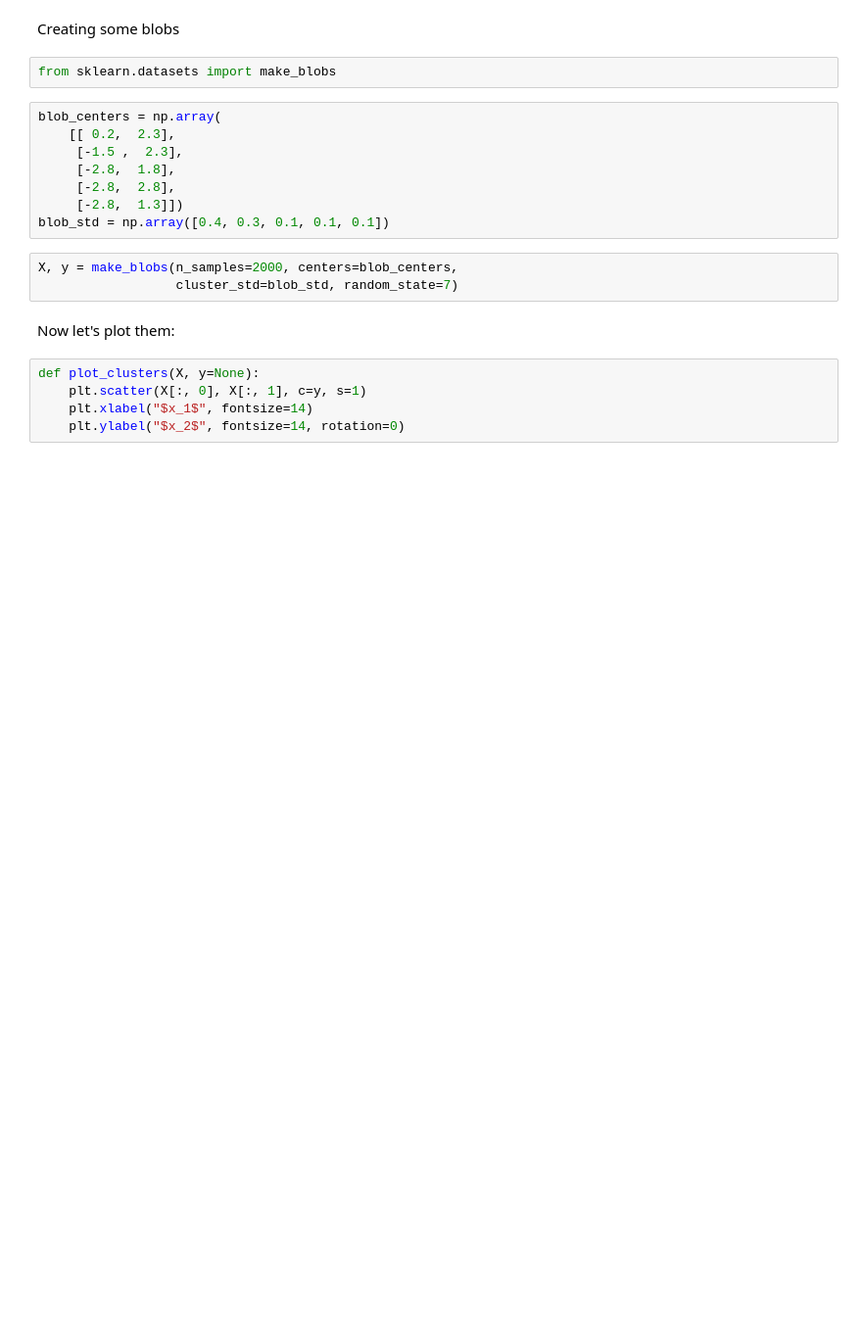
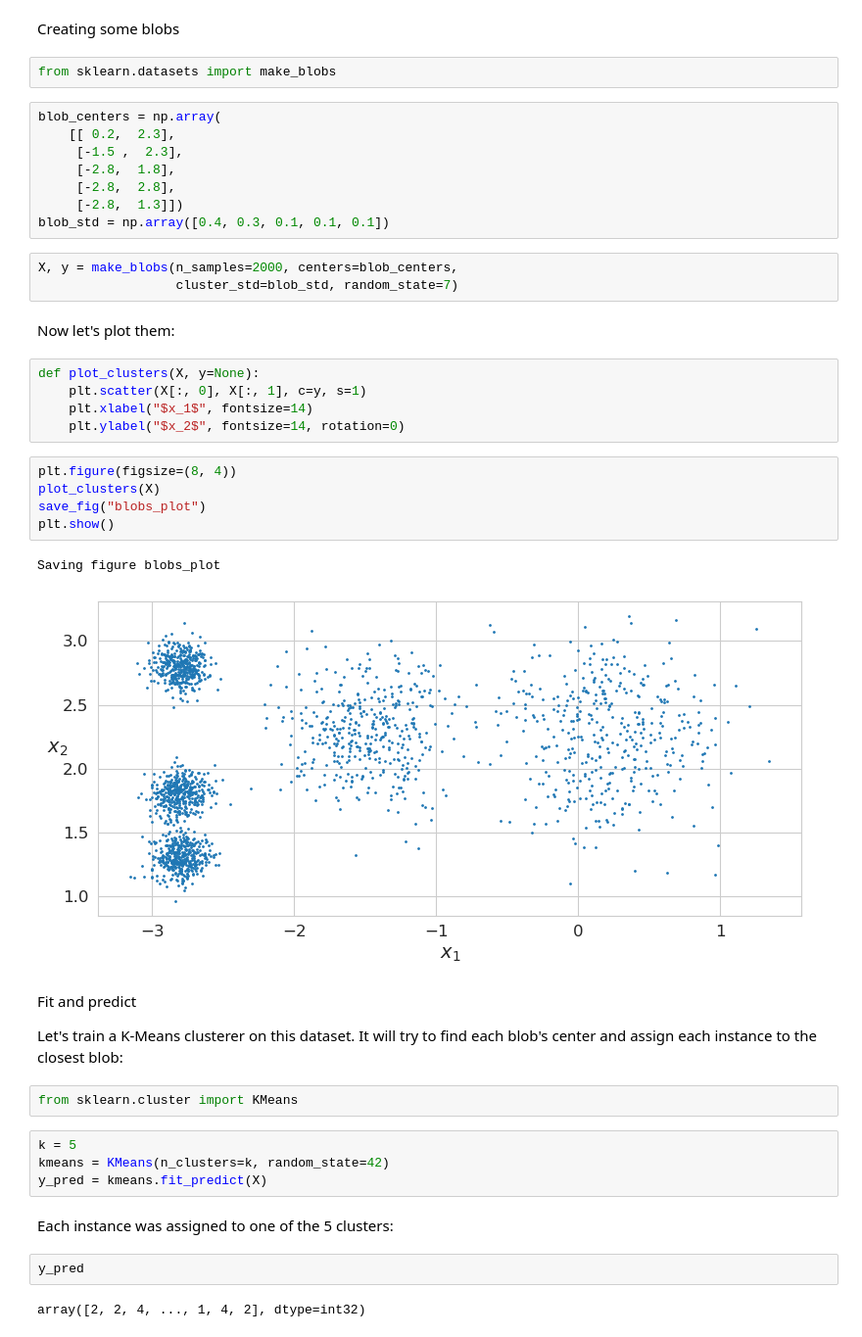
Before and after one commit to MaryWagura/Houses_Prices_Predictions, a Jupyter notebook: lab6_unsupervised_Learning.ipynb, the cells around one changed output. Shown at 98% size. Saved outputs shown, nothing was run; the diff lists cells and outputs as text; blank space fills up the shorter version.

```diff
--- a/lab6_unsupervised_Learning.ipynb
+++ b/lab6_unsupervised_Learning.ipynb
@@ -137,3 +137,27 @@ def plot_clusters(X, y=None):
     plt.scatter(X[:, 0], X[:, 1], c=y, s=1)
     plt.xlabel("$x_1$", fontsize=14)
     plt.ylabel("$x_2$", fontsize=14, rotation=0)
+# %%
+plt.figure(figsize=(8, 4))
+plot_clusters(X)
+save_fig("blobs_plot")
+plt.show()
+# %% [output]
+Saving figure blobs_plot
+[figure, added]
+# %% [markdown]
+Fit and predict
+
+Let's train a K-Means clusterer on this dataset. It will try to find each blob's center and assign each instance to the closest blob:
+# %%
+from sklearn.cluster import KMeans
+# %%
+k = 5
+kmeans = KMeans(n_clusters=k, random_state=42)
+y_pred = kmeans.fit_predict(X)
+# %% [markdown]
+Each instance was assigned to one of the 5 clusters:
+# %%
+y_pred
+# %% [output]
+array([2, 2, 4, ..., 1, 4, 2], dtype=int32)
```
Also changed, not shown: parts of 71 cells of this notebook, 6 other files.
